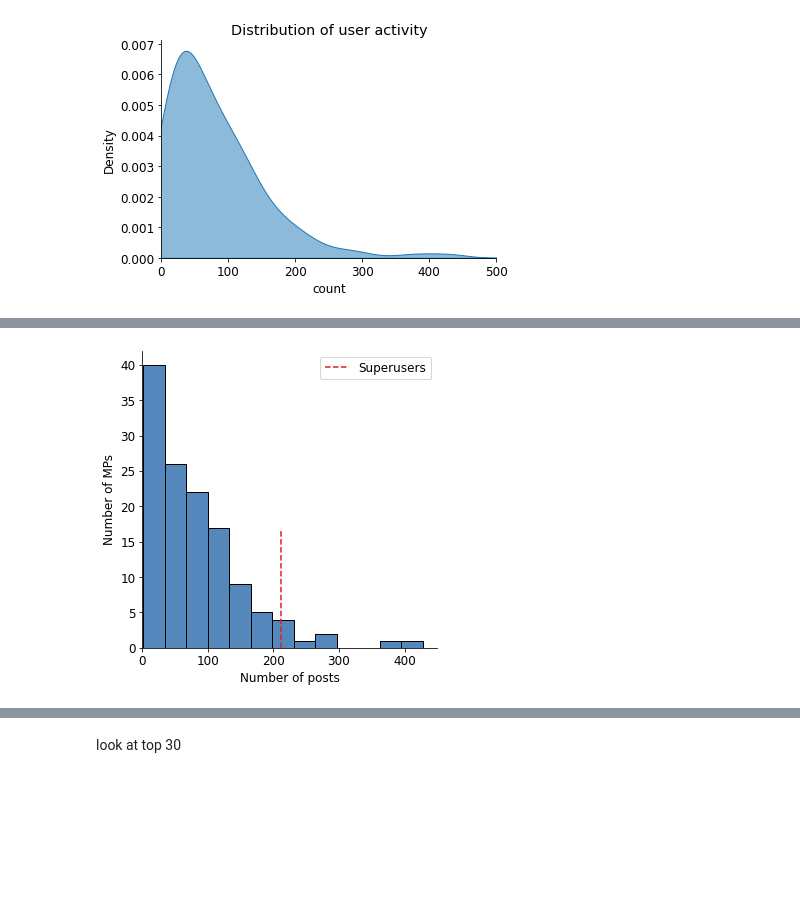
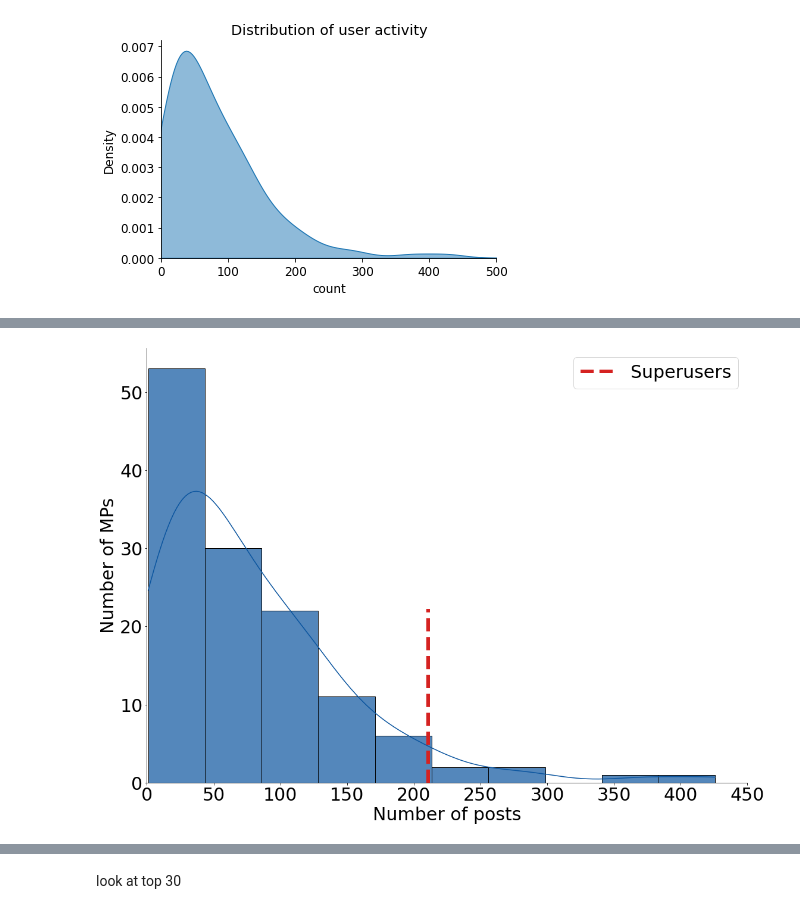
Before and after one commit to A-Lohse/VRPC, a Jupyter notebook: Descriptive analysis.ipynb, the cells around one changed output, grey strips where cells are left out. Cells and saved outputs as stored; diff of their text form; code cells hidden in the pictures; blank space fills up the shorter version.

Commit message:
Added all new plots and fixed error with percentiles

```diff
--- a/Descriptive analysis.ipynb
+++ b/Descriptive analysis.ipynb
@@ -428,29 +451,40 @@ print(pal.as_hex())
 # %%
-
+#plt.figure(figsize=(16,12))
+plt.rcParams.update({'font.size': 30})
 #sns.displot(x="count", hue="bloc",data=user_list, palette = ["b","r"],legend="",bins = 5, alpha = 0.5)
 #plt.legend( loc='upper right', labels=['Rød blok', 'Blå blok'])
 #plt.savefig("plots\\dist_users_posts1.png")
 #plt.figure(figsize=(6,4))
-sns.displot(x= "count", data=user_list, color = '#0b559f', alpha = 0.7)
+#sns.set(rc={"figure.figsize":(16, 12)})
+sns.displot(x= "count", data=user_list,
+            color = '#0b559f',
+            edgecolor = "black",
+            alpha = 0.7,
+            bins = 10,
+            kde = True,
+            height=12,
+            aspect=1.333)
+
+#sns.displot(x= "count", data=user_list, edgecolor = "black", palette=pal, alpha = 0.7)
 
 #plt.hist(ul1['count'], bins=10, histtype='step',color = "blue",)
 #plt.hist(ul_10per['count'], bins=7, histtype='step',hatch='-',edgecolor='k')
 #plt.hist(ul_sup['count'], bins=2, histtype='step',hatch='/', edgecolor='k')
 
 plt.xlim(0,450)
 #plt.legend( loc='upper right', labels=['Red block', 'Blue block'])
 sns.despine()
 #plt.title("Distribution of user activity")
 plt.xlabel("Number of posts")
 plt.ylabel("Number of MPs")
 axs.spines['top'].set_visible(False)
 axs.spines['right'].set_visible(False)
-plt.axvline(x = 211, ymax = 0.4, color =  '#d52221', label = "Superusers", linestyle = "--")
+plt.axvline(x = 211, ymax = 0.4, color =  '#d52221', label = "Superusers", linestyle = "--", linewidth = 6)
 #plt.axvline(x = 167, color = 'black', label = "Top 10%", linestyle = "-.")
 
 plt.legend()
 plt.savefig("plots\\dist_user_activity.png",bbox_inches = "tight")
 #plt.xlabel("Number of posts in the period")
 plt.show()
 # %% [output]
-[figure, old version]
+[figure, new version]
```
Also changed, not shown: parts of 68 cells of this notebook, 25 other files.
